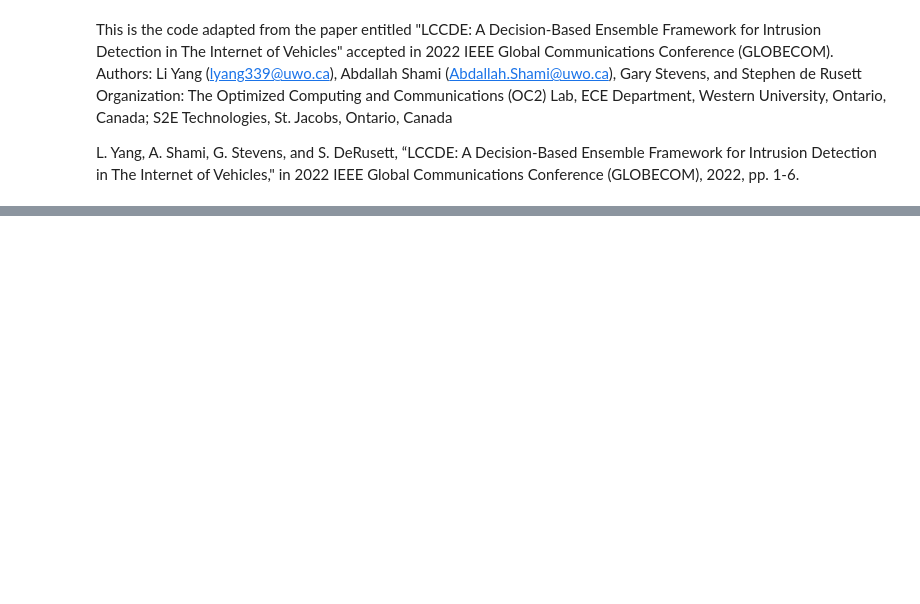
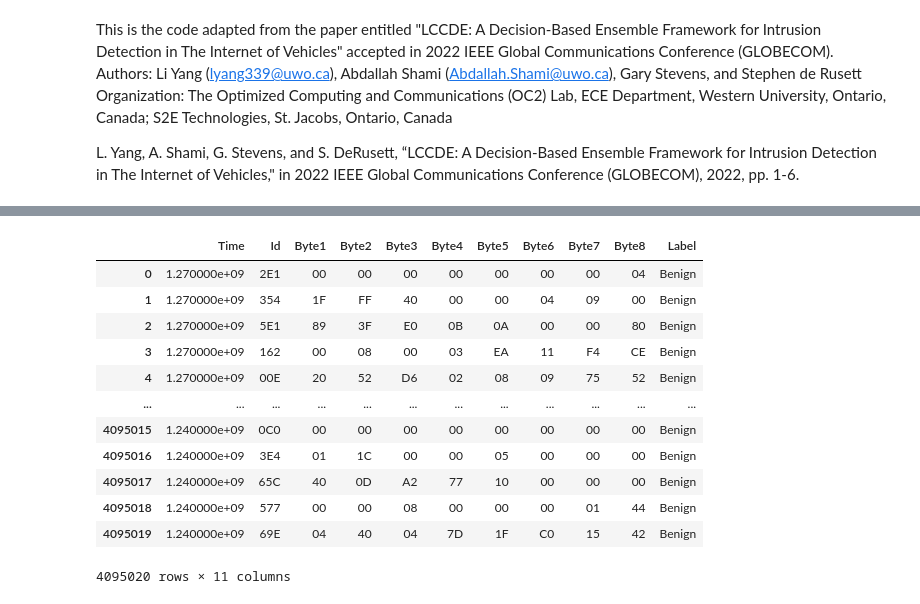
Before and after one commit to bronte999/CSC429_LCCDE, a Jupyter notebook: CSC429_LCCDE.ipynb, the cells around one changed output, grey strips where cells are left out. Drawn from its saved outputs; the diff is of its cells as text; code cells hidden in the pictures; blank space fills up the shorter version.

```diff
--- a/CSC429_LCCDE.ipynb
+++ b/CSC429_LCCDE.ipynb
@@ -56,0 +54,16 @@ df = pd.read_csv("/content/CICIDS2017_sample_km.csv")
+# %%
+df
+# %% [output]
+|  | Time | Id | Byte1 | Byte2 | Byte3 | Byte4 | Byte5 | Byte6 | Byte7 | Byte8 | Label |
+| 0 | 1.270000e+09 | 2E1 | 00 | 00 | 00 | 00 | 00 | 00 | 00 | 04 | Benign |
+| 1 | 1.270000e+09 | 354 | 1F | FF | 40 | 00 | 00 | 04 | 09 | 00 | Benign |
+| 2 | 1.270000e+09 | 5E1 | 89 | 3F | E0 | 0B | 0A | 00 | 00 | 80 | Benign |
+| 3 | 1.270000e+09 | 162 | 00 | 08 | 00 | 03 | EA | 11 | F4 | CE | Benign |
+| 4 | 1.270000e+09 | 00E | 20 | 52 | D6 | 02 | 08 | 09 | 75 | 52 | Benign |
+| ... | ... | ... | ... | ... | ... | ... | ... | ... | ... | ... | ... |
+| 4095015 | 1.240000e+09 | 0C0 | 00 | 00 | 00 | 00 | 00 | 00 | 00 | 00 | Benign |
+| 4095016 | 1.240000e+09 | 3E4 | 01 | 1C | 00 | 00 | 05 | 00 | 00 | 00 | Benign |
+| 4095017 | 1.240000e+09 | 65C | 40 | 0D | A2 | 77 | 10 | 00 | 00 | 00 | Benign |
+| 4095018 | 1.240000e+09 | 577 | 00 | 00 | 08 | 00 | 00 | 00 | 01 | 44 | Benign |
+| 4095019 | 1.240000e+09 | 69E | 04 | 40 | 04 | 7D | 1F | C0 | 15 | 42 | Benign |
+4095020 rows × 11 columns
```
Also changed, not shown: parts of 18 cells of this notebook.
